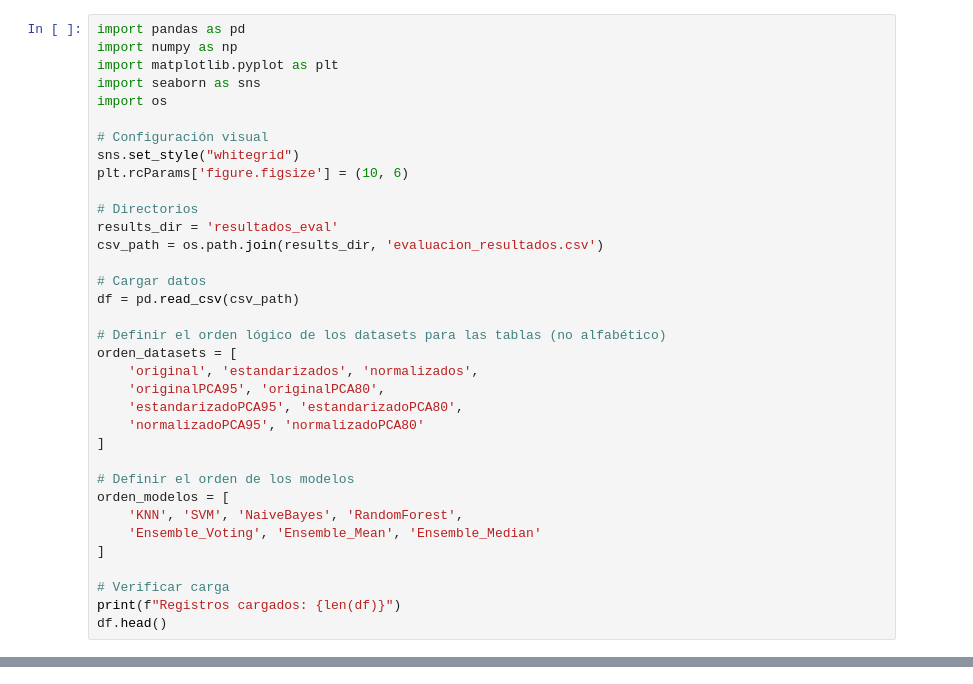
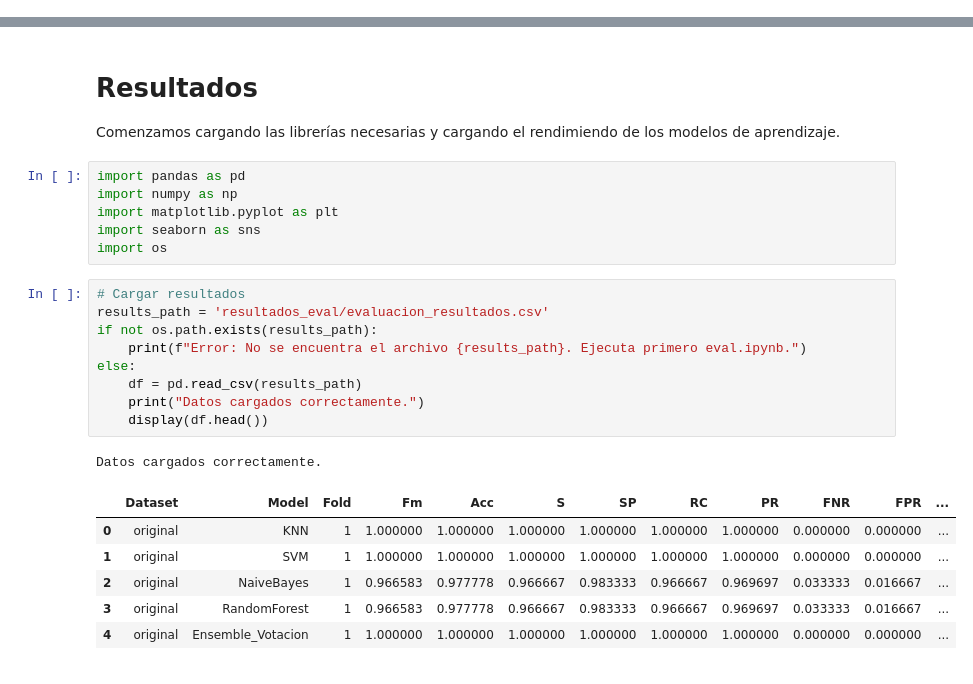
Before and after one commit to Javierub32/3-Carrera-Software, a Jupyter notebook: Aprendizaje Automatico/Practicas/PR03/results.ipynb, the cells around one changed output, grey strips where cells are left out. Saved outputs shown, nothing was run; the diff lists cells and outputs as text.

Commit message:
Aprendizaje Automático: Práctica 3 hecha

```diff
--- a/Aprendizaje Automatico/Practicas/PR03/results.ipynb
+++ b/Aprendizaje Automatico/Practicas/PR03/results.ipynb
@@ -10,35 +0,0 @@ En este notebook se procesan los resultados obtenidos en la etapa de evaluación
-# %%
-import pandas as pd
-import numpy as np
-import matplotlib.pyplot as plt
-import seaborn as sns
-import os
-
-# Configuración visual
-sns.set_style("whitegrid")
-plt.rcParams['figure.figsize'] = (10, 6)
-
-# Directorios
-results_dir = 'resultados_eval'
-csv_path = os.path.join(results_dir, 'evaluacion_resultados.csv')
-
-# Cargar datos
-df = pd.read_csv(csv_path)
-
-# Definir el orden lógico de los datasets para las tablas (no alfabético)
-orden_datasets = [
-    'original', 'estandarizados', 'normalizados',
-    'originalPCA95', 'originalPCA80',
-    'estandarizadoPCA95', 'estandarizadoPCA80',
-    'normalizadoPCA95', 'normalizadoPCA80'
-]
-
-# Definir el orden de los modelos
-orden_modelos = [
-    'KNN', 'SVM', 'NaiveBayes', 'RandomForest',
-    'Ensemble_Voting', 'Ensemble_Mean', 'Ensemble_Median'
-]
-
-# Verificar carga
-print(f"Registros cargados: {len(df)}")
-df.head()
@@ -182,0 +1,27 @@ plt.show()
+# %% [markdown]
+# Resultados
+
+Comenzamos cargando las librerías necesarias y cargando el rendimiendo de los modelos de aprendizaje.
+# %%
+import pandas as pd
+import numpy as np
+import matplotlib.pyplot as plt
+import seaborn as sns
+import os
+# %%
+# Cargar resultados
+results_path = 'resultados_eval/evaluacion_resultados.csv'
+if not os.path.exists(results_path):
+    print(f"Error: No se encuentra el archivo {results_path}. Ejecuta primero eval.ipynb.")
+else:
+    df = pd.read_csv(results_path)
+    print("Datos cargados correctamente.")
+    display(df.head())
+# %% [output]
+Datos cargados correctamente.
+|  | Dataset | Model | Fold | Fm | Acc | S | SP | RC | PR | FNR | FPR | ... |
+| 0 | original | KNN | 1 | 1.000000 | 1.000000 | 1.000000 | 1.000000 | 1.000000 | 1.000000 | 0.000000 | 0.000000 | ... |
+| 1 | original | SVM | 1 | 1.000000 | 1.000000 | 1.000000 | 1.000000 | 1.000000 | 1.000000 | 0.000000 | 0.000000 | ... |
+| 2 | original | NaiveBayes | 1 | 0.966583 | 0.977778 | 0.966667 | 0.983333 | 0.966667 | 0.969697 | 0.033333 | 0.016667 | ... |
+| 3 | original | RandomForest | 1 | 0.966583 | 0.977778 | 0.966667 | 0.983333 | 0.966667 | 0.969697 | 0.033333 | 0.016667 | ... |
+| 4 | original | Ensemble_Votacion | 1 | 1.000000 | 1.000000 | 1.000000 | 1.000000 | 1.000000 | 1.000000 | 0.000000 | 0.000000 | ... |
```
Also changed, not shown: parts of 18 cells of this notebook, 17 other files.
